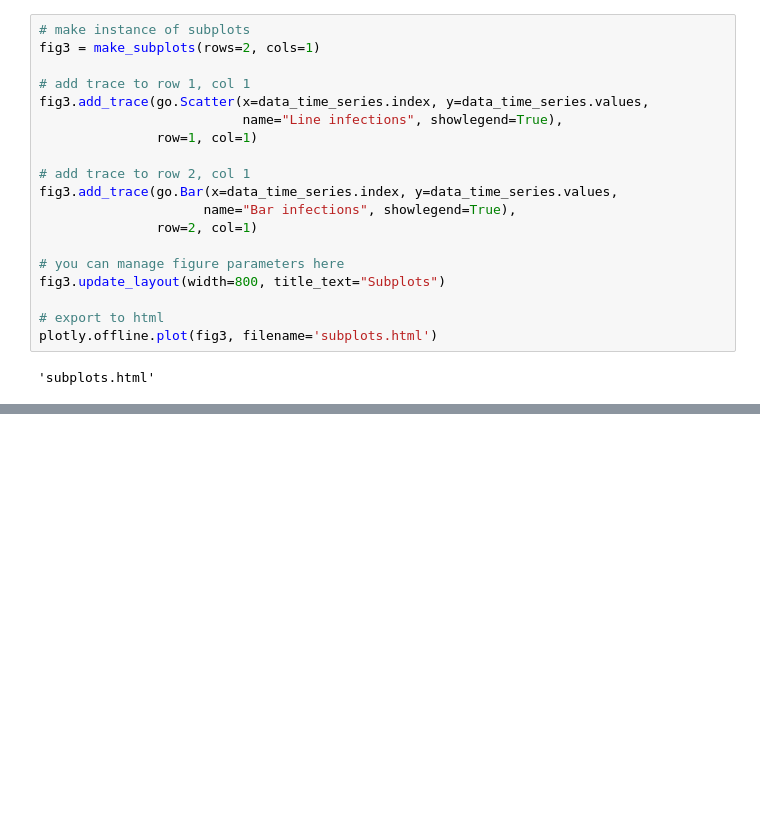
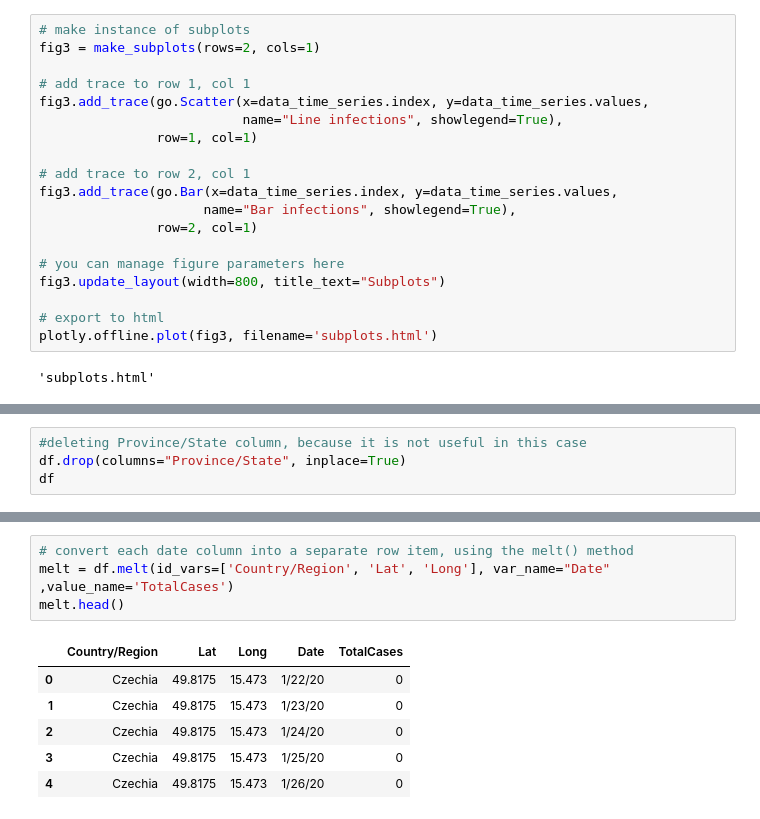
Before and after one commit to CVUT-FS-12110/Python-for-Scientific-Computations-and-Control, a Jupyter notebook: courses/pandas.ipynb, the cells around one changed output, grey strips where cells are left out. Saved outputs shown, nothing was run; the diff lists cells and outputs as text; blank space fills up the shorter version.

```diff
--- a/courses/pandas.ipynb
+++ b/courses/pandas.ipynb
@@ -319,0 +347,4 @@ plotly.offline.plot(fig3, filename='subplots.html')
+# %%
+#deleting Province/State column, because it is not useful in this case
+df.drop(columns="Province/State", inplace=True)
+df
@@ -319,0 +358,11 @@ plotly.offline.plot(fig3, filename='subplots.html')
+# %%
+# convert each date column into a separate row item, using the melt() method
+melt = df.melt(id_vars=['Country/Region', 'Lat', 'Long'], var_name="Date" ,value_name='TotalCases')
+melt.head()
+# %% [output]
+|  | Country/Region | Lat | Long | Date | TotalCases |
+| 0 | Czechia | 49.8175 | 15.473 | 1/22/20 | 0 |
+| 1 | Czechia | 49.8175 | 15.473 | 1/23/20 | 0 |
+| 2 | Czechia | 49.8175 | 15.473 | 1/24/20 | 0 |
+| 3 | Czechia | 49.8175 | 15.473 | 1/25/20 | 0 |
+| 4 | Czechia | 49.8175 | 15.473 | 1/26/20 | 0 |
```
Also changed, not shown: parts of 9 cells of this notebook, 3 other files.
